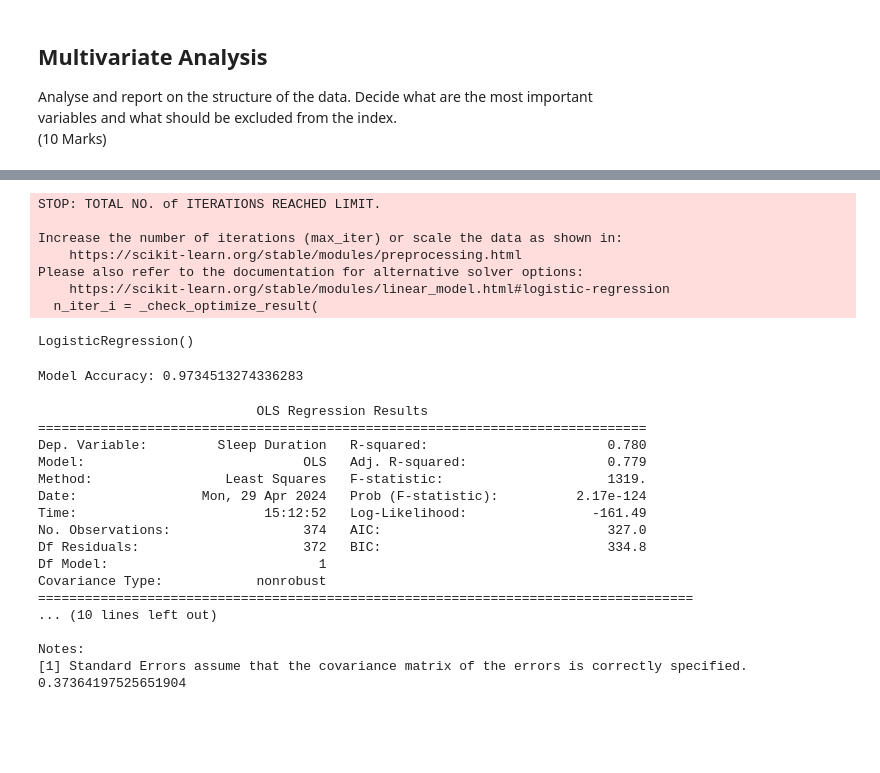
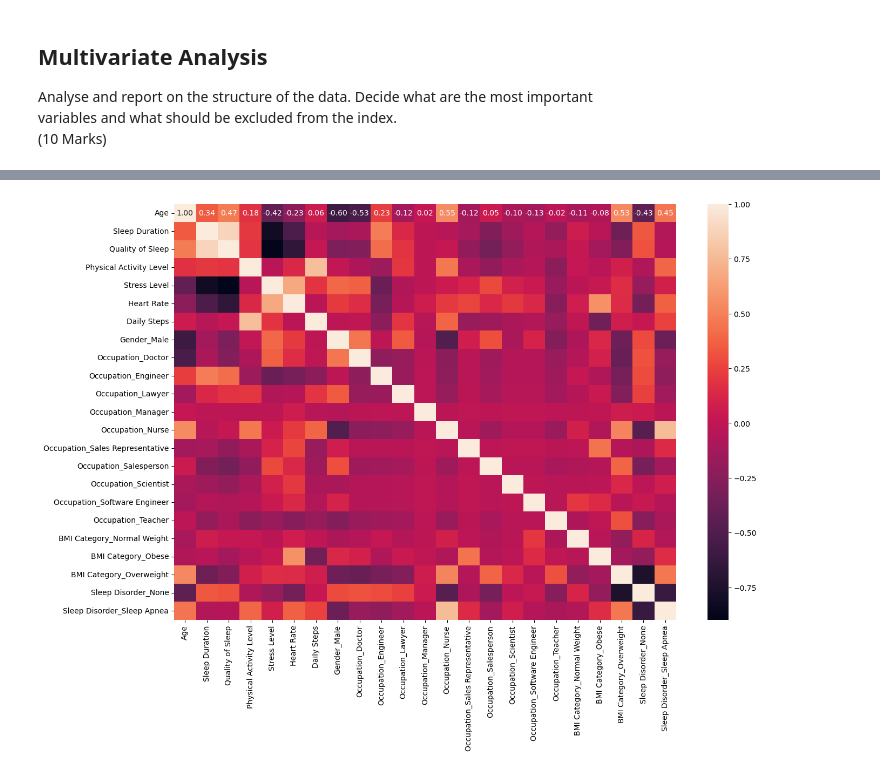
Before and after one commit to LiamHarmon/DAV_CA, a Jupyter notebook: DAV_CA.ipynb, the cells around one changed output, grey strips where cells are left out. Saved outputs shown, nothing was run; the diff lists cells and outputs as text; code cells hidden in the pictures; blank space fills up the shorter version.

Commit message:
:fire: Removed PCA :sparkles: Added better Linear Scatter Plots and Pearson

```diff
--- a/DAV_CA.ipynb
+++ b/DAV_CA.ipynb
@@ -27,3 +27,7 @@ data.head()
 | 2 | Male | 28 | Doctor | 6.2 | 6 | 60 | 8 | ... |
 | 3 | Male | 28 | Sales Representative | 5.9 | 4 | 30 | 8 | ... |
 | 4 | Male | 28 | Sales Representative | 5.9 | 4 | 30 | 8 | ... |
+# %%
+# Drop Blood Pressure column
+data.drop('Blood Pressure', axis=1, inplace=True)
+data.head()
@@ -111,6 +118,6 @@ Index(['Gender', 'Occupation', 'BMI Category', 'Blood Pressure',
 # %%
 # Add categorical columns to a list
-categorical_columns = ['Gender', 'Occupation', 'BMI Category', 'Blood Pressure', 'Sleep Disorder']
+categorical_columns = ['Gender', 'Occupation', 'BMI Category', 'Sleep Disorder']
 # %%
 # Initialise OneHotEncoder
 from sklearn.preprocessing import OneHotEncoder
@@ -400,13 +157,0 @@ model = LogisticRegression()
-# %%
-# Build a simple logistic regression model
-model = LogisticRegression()
-model.fit(X_train, y_train)
-# %% [output]
-STOP: TOTAL NO. of ITERATIONS REACHED LIMIT.
-
-Increase the number of iterations (max_iter) or scale the data as shown in:
-    https://scikit-learn.org/stable/modules/preprocessing.html
-Please also refer to the documentation for alternative solver options:
-    https://scikit-learn.org/stable/modules/linear_model.html#logistic-regression
-  n_iter_i = _check_optimize_result(
-LogisticRegression()
@@ -417,31 +158,11 @@ accuracy = accuracy_score(y_test, y_pred)
-# %%
-print("Model Accuracy:", accuracy)
-# %% [output]
-Model Accuracy: 0.9734513274336283
-# %%
-import statsmodels.api as sm
-
-quality_of_sleep = sm.add_constant(data['Quality of Sleep'])
-model = sm.OLS(data['Sleep Duration'], quality_of_sleep)
-result = model.fit()
-print(result.summary())
-# Line below is for the standard error
-print(result.scale**0.5)
-# %% [output]
-                            OLS Regression Results
-==============================================================================
-Dep. Variable:         Sleep Duration   R-squared:                       0.780
-Model:                            OLS   Adj. R-squared:                  0.779
-Method:                 Least Squares   F-statistic:                     1319.
-Date:                Mon, 29 Apr 2024   Prob (F-statistic):          2.17e-124
-Time:                        15:12:52   Log-Likelihood:                -161.49
-No. Observations:                 374   AIC:                             327.0
-Df Residuals:                     372   BIC:                             334.8
-Df Model:                           1
-Covariance Type:            nonrobust
-====================================================================================
-... (10 lines left out)
-
-Notes:
-[1] Standard Errors assume that the covariance matrix of the errors is correctly specified.
-0.37364197525651904
+# %%
+# Correlation matrix
+import seaborn as sns
+import matplotlib.pyplot as plt
+
+correlation_matrix = final_data.corr()
+plt.figure(figsize=(15, 10))
+sns.heatmap(correlation_matrix, annot=True, fmt='.2f')
+plt.show()
+# %% [output]
+[figure, added]
```
Also changed, not shown: parts of 67 cells of this notebook.
